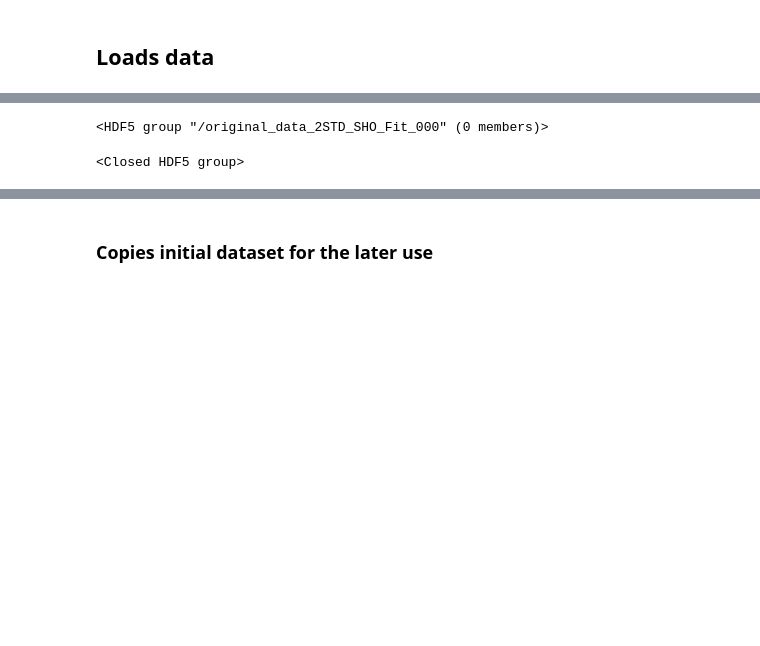
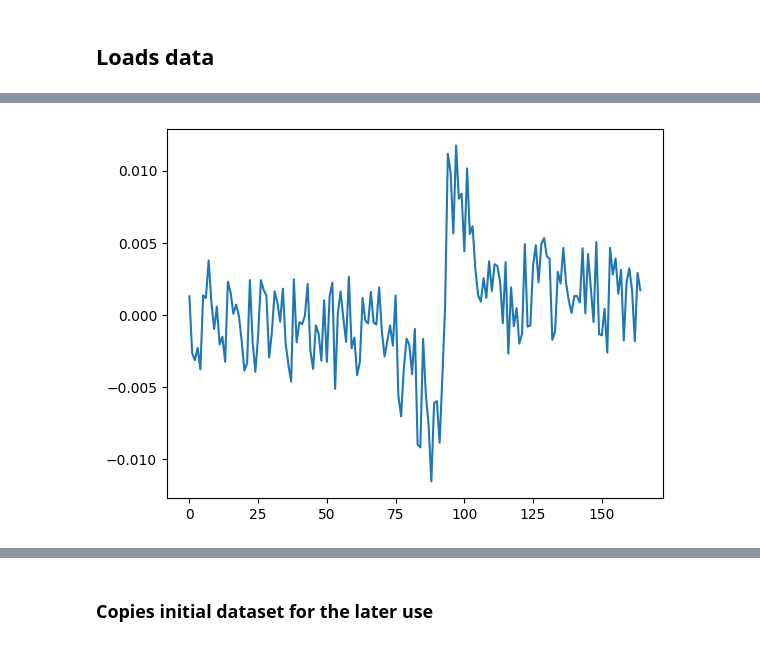
Before and after one commit to m3-learning/m3_learning, a Jupyter notebook: m3_learning/papers/2023_Rapid_Fitting/7_Pytorch_SHO_Fitter_Noisy.ipynb, the cells around one changed output, grey strips where cells are left out. Drawn from its saved outputs; the diff is of its cells as text; code cells hidden in the pictures; blank space fills up the shorter version.

```diff
--- a/m3_learning/papers/2023_Rapid_Fitting/7_Pytorch_SHO_Fitter_Noisy.ipynb
+++ b/m3_learning/papers/2023_Rapid_Fitting/7_Pytorch_SHO_Fitter_Noisy.ipynb
@@ -142,0 +190,2 @@ num_udvs_steps : 384
+# %%
+h5_f = h5py.File(dataset.file, "r+")
@@ -174,21 +292,11 @@ self.data_writer("Measurement_000/Channel_000", "original_data_2STD",out)
-# %%
-from m3_learning.util.h5_util import make_dataset, make_group
-import h5py
-
-# makes the group
-
-with h5py.File(self.dataset, "r+") as h5_f:
-
-    print(group_)
-# %% [output]
-<HDF5 group "/original_data_2STD_SHO_Fit_000" (0 members)>
-# %%
-from m3_learning.util.h5_util import make_dataset, make_group
-import h5py
-
-with h5py.File(self.dataset, "a") as h5_f:
-    del h5_f[]
-
-group_
-# %% [output]
-<Closed HDF5 group>
+# %%
+import h5py
+import pyUSID as usid
+import sidpy
+import matplotlib.pyplot as plt
+
+with h5py.File(dataset.file, "a") as h5_f:
+    # h5_main = usid.hdf_utils.find_dataset(h5_f, "Raw_Data")[0]
+    plt.plot(h5_f["/Noisy_Data/Noise_1/Raw_Data"][:].reshape(3600,384,165)[350,100])
+# %% [output]
+[figure, added]
```
Also changed, not shown: parts of 26 cells of this notebook, 5 other files.
